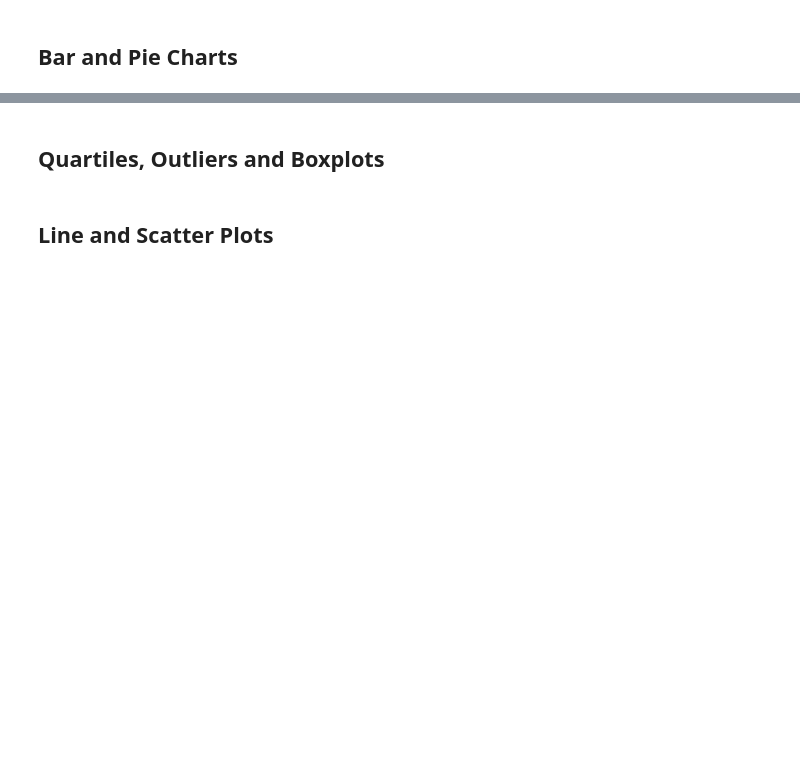
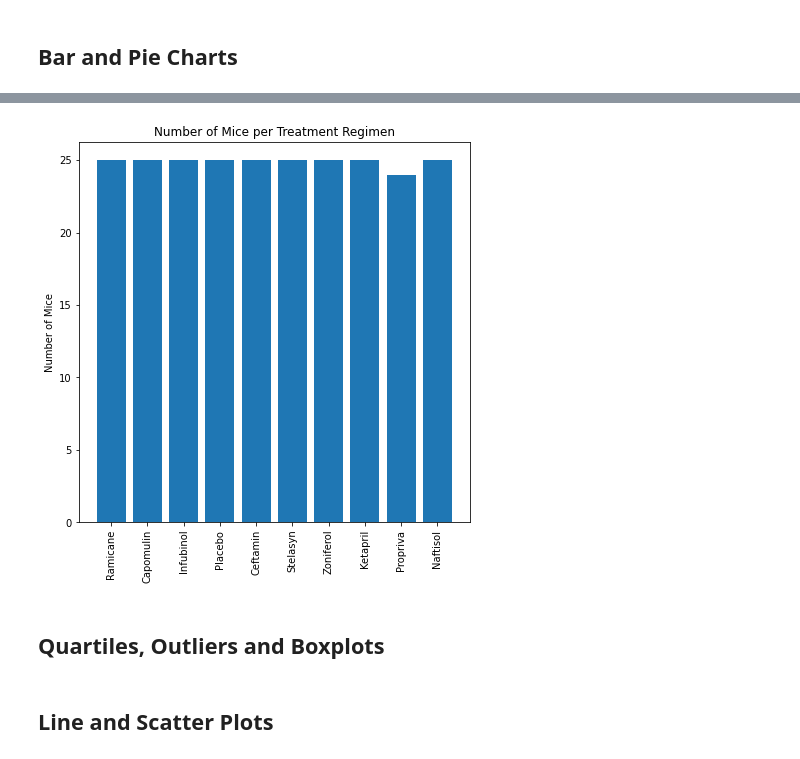
Before and after one commit to emilyfrels/matplotlib-challenge, a Jupyter notebook: Pymaceuticals/pymaceuticals_starter.ipynb, the cells around one changed output, grey strips where cells are left out. Saved outputs shown, nothing was run; the diff lists cells and outputs as text; code cells hidden in the pictures; blank space fills up the shorter version.

Commit message:
pyplot bar chart added

```diff
--- a/Pymaceuticals/pymaceuticals_starter.ipynb
+++ b/Pymaceuticals/pymaceuticals_starter.ipynb
@@ -68,7 +133,17 @@ plt.show()
 # %%
 # Use Pyplot to generate a bar plot showing the total number of mice treatment in each treatment regimen throughout the course of the study.
 
 ##  Note: this plot will be identical to the one that uses Pandas
+
+x_axis=clean_mouse_data['Drug Regimen'].unique()
+plt.figure(figsize=(7,7))
+plt.bar(x_axis, clean_mouse_data.groupby('Drug Regimen')['Mouse ID'].nunique())
+plt.title('Number of Mice per Treatment Regimen')
+plt.ylabel('Number of Mice')
+plt.xticks(rotation=90)
+plt.show()
+# %% [output]
+[figure, added]
 # %%
 # Use Pandas to generate a pie plot showing the distribution of female versus male mice
 
```
Also changed, not shown: parts of 8 cells of this notebook.
